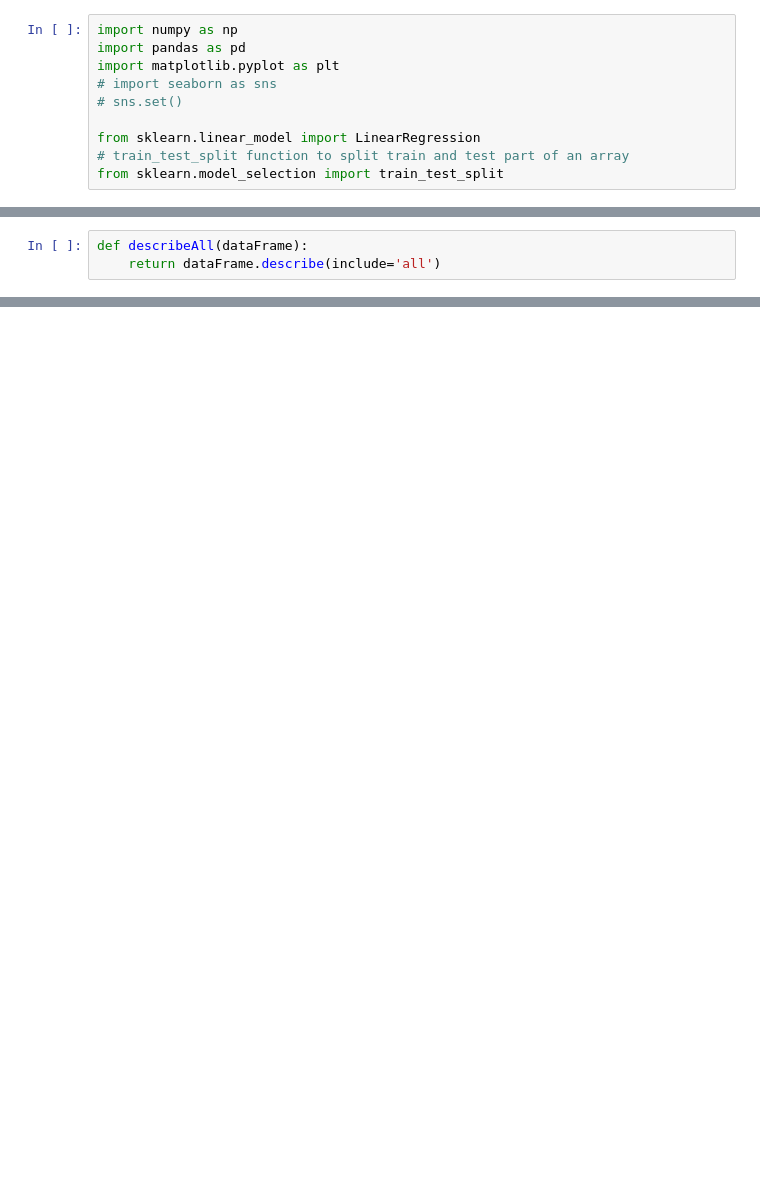
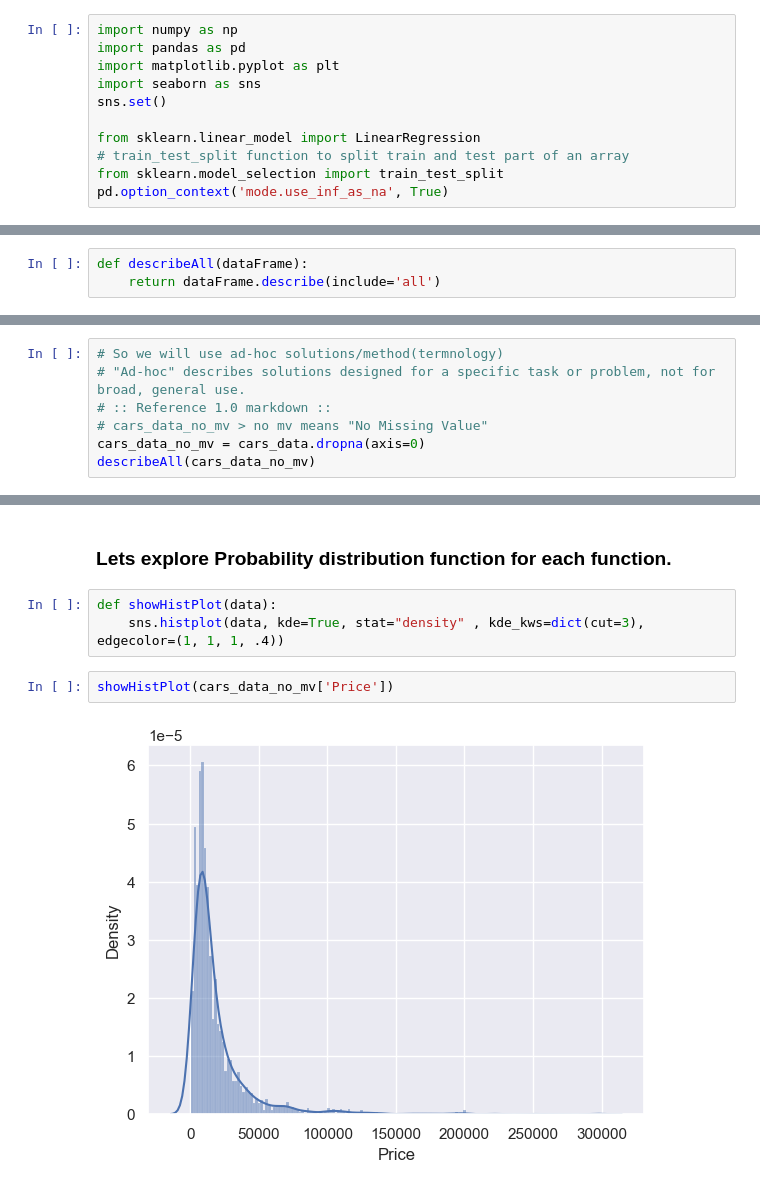
Before and after one commit to rohitkhatri75436/Data-science-learing, a Jupyter notebook: revision/TrainAndTestExample.ipynb, the cells around one changed output, grey strips where cells are left out. Cells and saved outputs as stored; diff of their text form; blank space fills up the shorter version.

```diff
--- a/revision/TrainAndTestExample.ipynb
+++ b/revision/TrainAndTestExample.ipynb
@@ -2,9 +2,10 @@
 import numpy as np
 import pandas as pd
 import matplotlib.pyplot as plt
-# import seaborn as sns
-# sns.set()
+import seaborn as sns
+sns.set()
 
 from sklearn.linear_model import LinearRegression
 # train_test_split function to split train and test part of an array
 from sklearn.model_selection import train_test_split
+pd.option_context('mode.use_inf_as_na', True)
@@ -50,0 +86,7 @@ describeAll(cars_data)
+# %%
+# So we will use ad-hoc solutions/method(termnology)
+# "Ad-hoc" describes solutions designed for a specific task or problem, not for broad, general use.
+# :: Reference 1.0 markdown ::
+# cars_data_no_mv > no mv means "No Missing Value"
+cars_data_no_mv = cars_data.dropna(axis=0)
+describeAll(cars_data_no_mv)
@@ -50,0 +106,9 @@ describeAll(cars_data)
+# %% [markdown]
+### Lets explore Probability distribution function for each function.
+# %%
+def showHistPlot(data):
+    sns.histplot(data, kde=True, stat="density" , kde_kws=dict(cut=3),  edgecolor=(1, 1, 1, .4))
+# %%
+showHistPlot(cars_data_no_mv['Price'])
+# %% [output]
+[figure, added]
```
Also changed, not shown: parts of 37 cells of this notebook, 4 other files.
